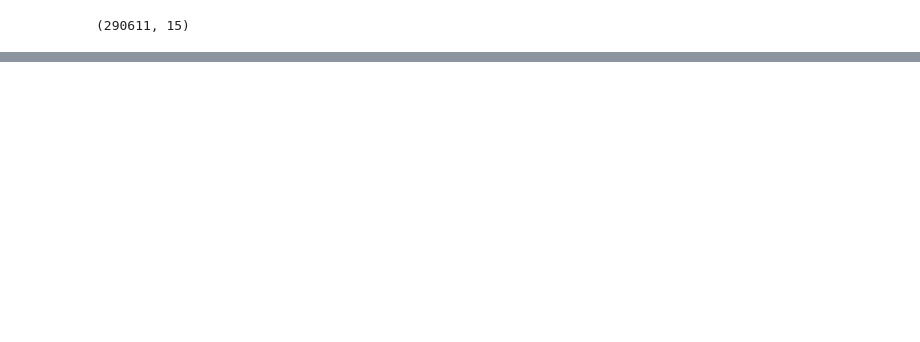
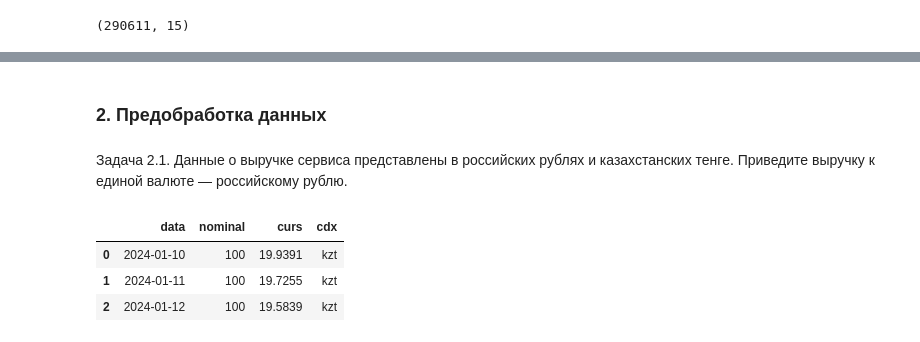
Before and after one commit to denisenkovv/homework, a Jupyter notebook: homework.ipynb, the cells around one changed output, grey strips where cells are left out. Saved outputs shown, nothing was run; the diff lists cells and outputs as text; code cells hidden in the pictures; blank space fills up the shorter version.

```diff
--- a/homework.ipynb
+++ b/homework.ipynb
@@ -144,0 +174,4 @@ df.shape
+# %% [markdown]
+### 2. Предобработка данных
+# %% [markdown]
+Задача 2.1. Данные о выручке сервиса представлены в российских рублях и казахстанских тенге. Приведите выручку к единой валюте — российскому рублю.
@@ -144,0 +181,8 @@ df.shape
+# %%
+#Проверяю результат выгрузки
+df_kzt.head(3)
+# %% [output]
+|  | data | nominal | curs | cdx |
+| 0 | 2024-01-10 | 100 | 19.9391 | kzt |
+| 1 | 2024-01-11 | 100 | 19.7255 | kzt |
+| 2 | 2024-01-12 | 100 | 19.5839 | kzt |
```
Also changed, not shown: parts of 24 cells of this notebook.
